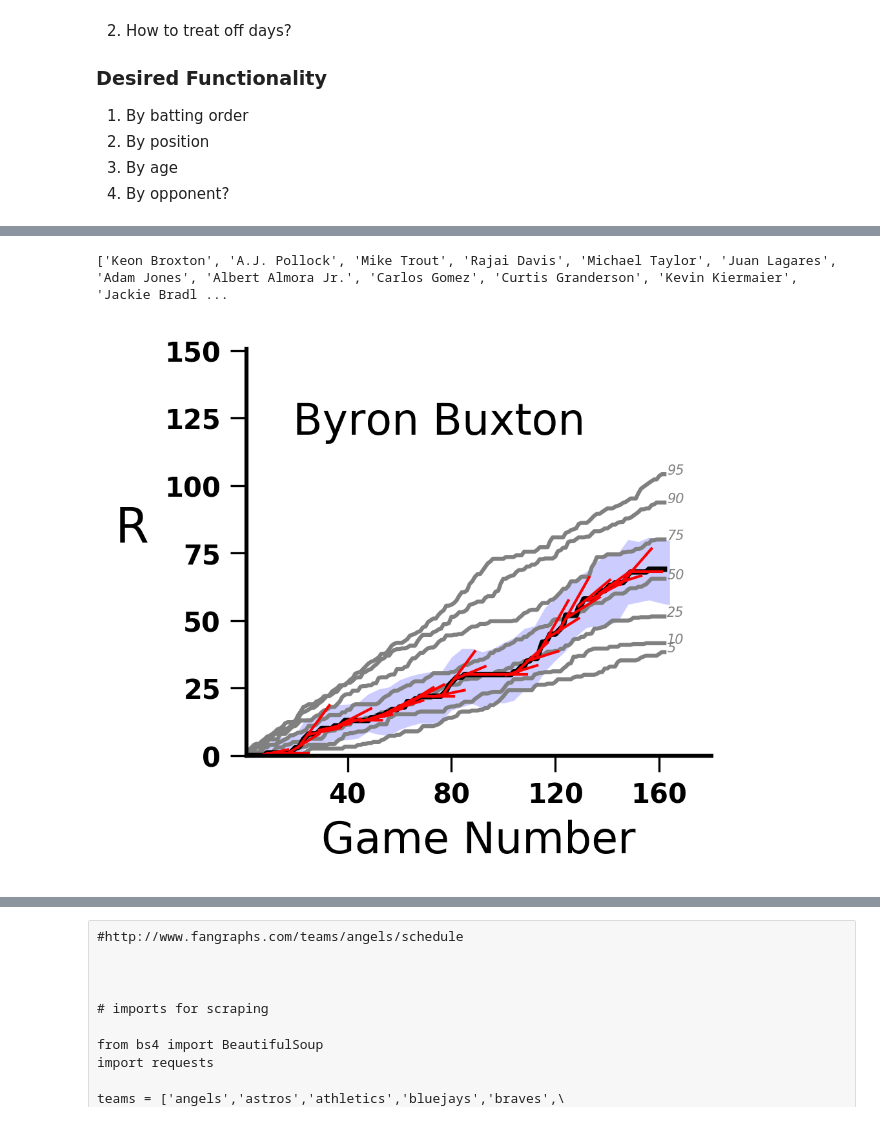
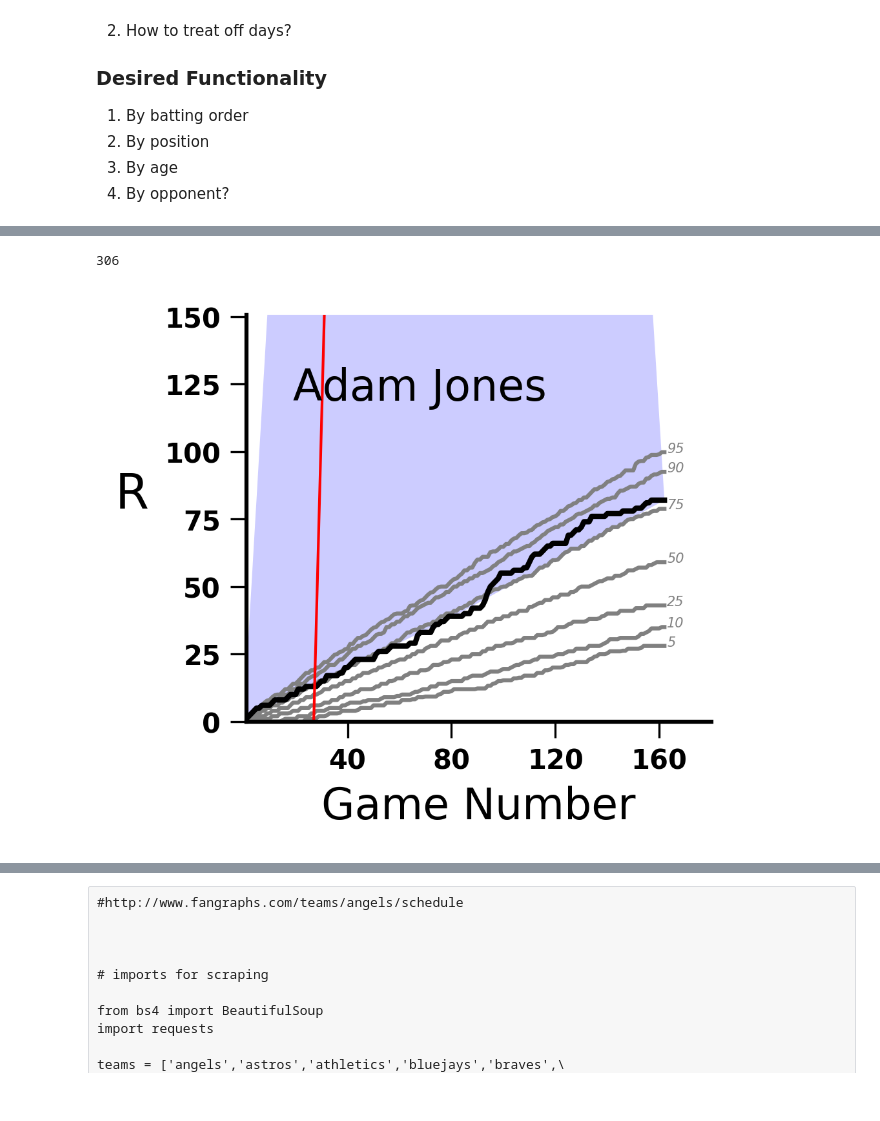
Before and after one commit to fantasy-toolz/SLOAN2018, a Jupyter notebook: GC-Applications1.ipynb, the cells around one changed output, grey strips where cells are left out. Drawn from its saved outputs; the diff is of its cells as text; code cells hidden in the pictures.

```diff
--- a/GC-Applications1.ipynb
+++ b/GC-Applications1.ipynb
@@ -254,0 +508,12 @@ cb1.set_label('Percentile',size=18)
+# %%
+stat = 'PA'
+pname = 'Byron Buxton'
+des_pos = 'CF'
+plist = []
+
+for indx,plr in enumerate(DDStats['PA'].keys()):
+    if len(np.where(GStats['PA'][plr] > 0)[0]) > 80:
+        plist.append(plr)
+
+
+print(len(plist))
@@ -256,18 +1896,21 @@ cb1.set_label('Percentile',size=18)
 
 
 stat = 'R'
-pname = 'Byron Buxton'
+pname = 'Adam Jones'
 des_pos = 'CF'
 plist = []
 
 for indx,plr in enumerate(DDStats['POS'].keys()):
-    if len(np.where(GStats['POS'][plr] == des_pos)[0]) > 50:
+    #if len(np.where(GStats['POS'][plr] == des_pos)[0]) > 50:
+    if len(np.where(GStats['PA'][plr] > 0)[0]) > 80:
+
+
         plist.append(plr)
 
 
 PAlist = np.zeros([len(plist),max_day-zero_day])
 
-print(plist)
+print(len(plist))
 
 
 #print(len(np.array(DDStats[stat].keys())) )
@@ -299,41 +1942,6 @@ ax.plot(np.arange(1,len(GStats[stat][pname])+1,1)[0:162],np.cumsum(GStats[stat][
 
 from sklearn import linear_model
 
-
-def fit_porcupine(GStats,stat,pname,window_size=7,resolution=7,extension=7):
-    '''
-    fit_porcupine
-        make a linear regression fit to the data at discrete points
-
-    '''
-    regr = linear_model.LinearRegression()
-
-    mod_x = {}
-    mod_points = {}
-
-    for day in range(0, 162, resolution):
-        start_day = day
-        stop_day = day+window_size + 1
-        x = np.arange(1.,len(GStats[stat][pname])+1,1.)
-        y = np.cumsum(GStats[stat][pname])
-
-        regr = linear_model.LinearRegression()
-
-        sub_x = x[start_day:stop_day]
-        sub_y = y[start_day:stop_day]
-        sub_x = sub_x.reshape(start_day-stop_day+1,1)
-        sub_y = sub_y.reshape(start_day-stop_day+1,1)
-
-        regr.fit(sub_x, sub_y)
-
-        new_x = (x[start_day:stop_day+extension]).reshape(start_day-stop_day+1,1)
-        mod_x[day] = new_x
-        mod_points[day] = regr.predict(new_x)
-
-    return mod_x,mod_points
-
-
-mod_x,mod_points = fit_porcupine(GStats,stat,pname,window_size=4,resolution=4,extension=8)
 
 import random
 
@@ -352,33 +1960,33 @@ neg_error = np.percentile(np.cumsum(mod_points2,axis=1),err_range[1],axis=0) - n
 
 abs_vals = np.cumsum(GStats[stat][pname])[mod_x2]
 
 #print(np.percentile(np.cumsum(mod_points2,axis=0),20,axis=0))
 ax.fill_between(mod_x2,abs_vals-neg_error,abs_vals+pos_error,color='blue',alpha=0.2,linewidth=0.)
 
 
 ax.set_ylabel(stat,size=18,rotation=0, labelpad=12)
 
 
 ax.set_xticks([40,80,120,160])
 ax.set_xlabel('Game Number',size=16)
 ax.set_title(pname,size=16, x=.1, y=.75, ha='left')
 
 _ = ax.axis([1,180,0,1.1*np.max(np.nanpercentile(PAlist,100,axis=0))])
 
 #cmap = mpl.cm.gnuplot; norm = mpl.colors.Normalize(vmin=0, vmax=100)
 #cb1 = mpl.colorbar.ColorbarBase(ax2, cmap=cmap,norm=norm)
 #cb1.set_label('Percentile',size=18)
 
 #fig.tight_layout()
 
 ax.spines['top'].set_visible(False)
 ax.spines['right'].set_visible(False)
 ax.spines['left'].set_linewidth(1.5)
 ax.spines['bottom'].set_linewidth(1.5)
 
 
-plt.savefig('/Users/mpetersen/Desktop/'+pname+'.png',bbox_inches='tight',facecolor='w',dpi=300)
+plt.savefig('/Users/mpetersen/Desktop/'+pname+'_'+stat+'.png',bbox_inches='tight',facecolor='w',dpi=300)
 #print(np.where(PAlist[:,150] >= 0.))
 # %% [output]
-['Keon Broxton', 'A.J. Pollock', 'Mike Trout', 'Rajai Davis', 'Michael Taylor', 'Juan Lagares', 'Adam Jones', 'Albert Almora Jr.', 'Carlos Gomez', 'Curtis Granderson', 'Kevin Kiermaier', 'Jackie Bradl ...
+306
-[figure, old version]
+[figure, new version]
```
Also changed, not shown: parts of 32 cells of this notebook, 1 other file.
